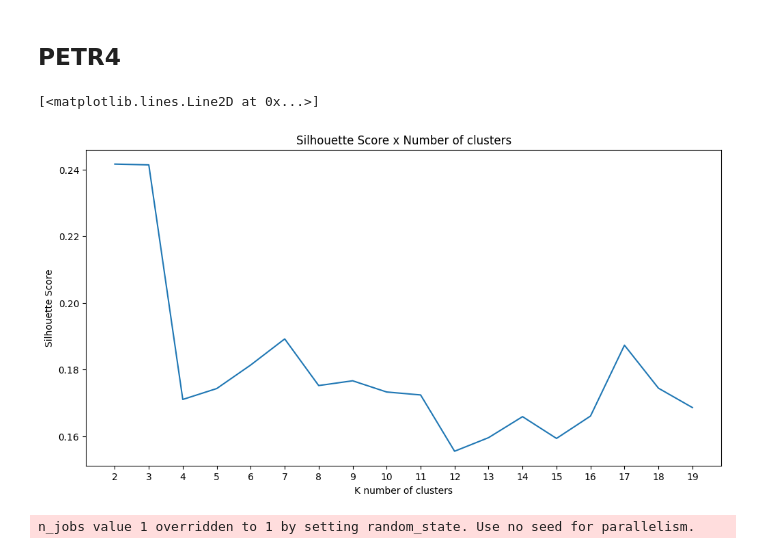
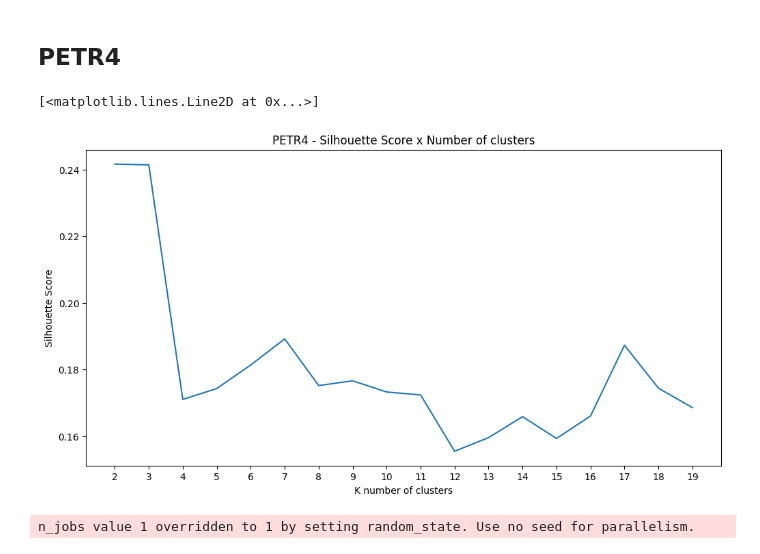
Before and after one commit to jcfl1/Stock-Prices-Prediction, a Jupyter notebook: clustering.ipynb, the cells around one changed output. Drawn from its saved outputs; the diff is of its cells as text; code cells hidden in the pictures.

```diff
--- a/clustering.ipynb
+++ b/clustering.ipynb
@@ -163,13 +165,13 @@ for k in k_list:
 # %%
 fig, ax = plt.subplots(figsize=(12, 6))
 ax.set_xlabel('K number of clusters')
 ax.set_ylabel('Silhouette Score')
 ax.set_xticks(k_list)
-ax.set_title('Silhouette Score x Number of clusters')
+ax.set_title('PETR4 - Silhouette Score x Number of clusters')
 ax.plot(k_list, silhouette_score_list)
 # %% [output]
 [<matplotlib.lines.Line2D at 0x...>]
-[figure, old version]
+[figure, new version]
 # %%
 k_clusters = 2
 model_kmeans = KMeans(n_clusters=k_clusters, random_state=RANDOM_SEED, n_init=10)
```
Also changed, not shown: parts of 3 cells of this notebook, 1 other file.
